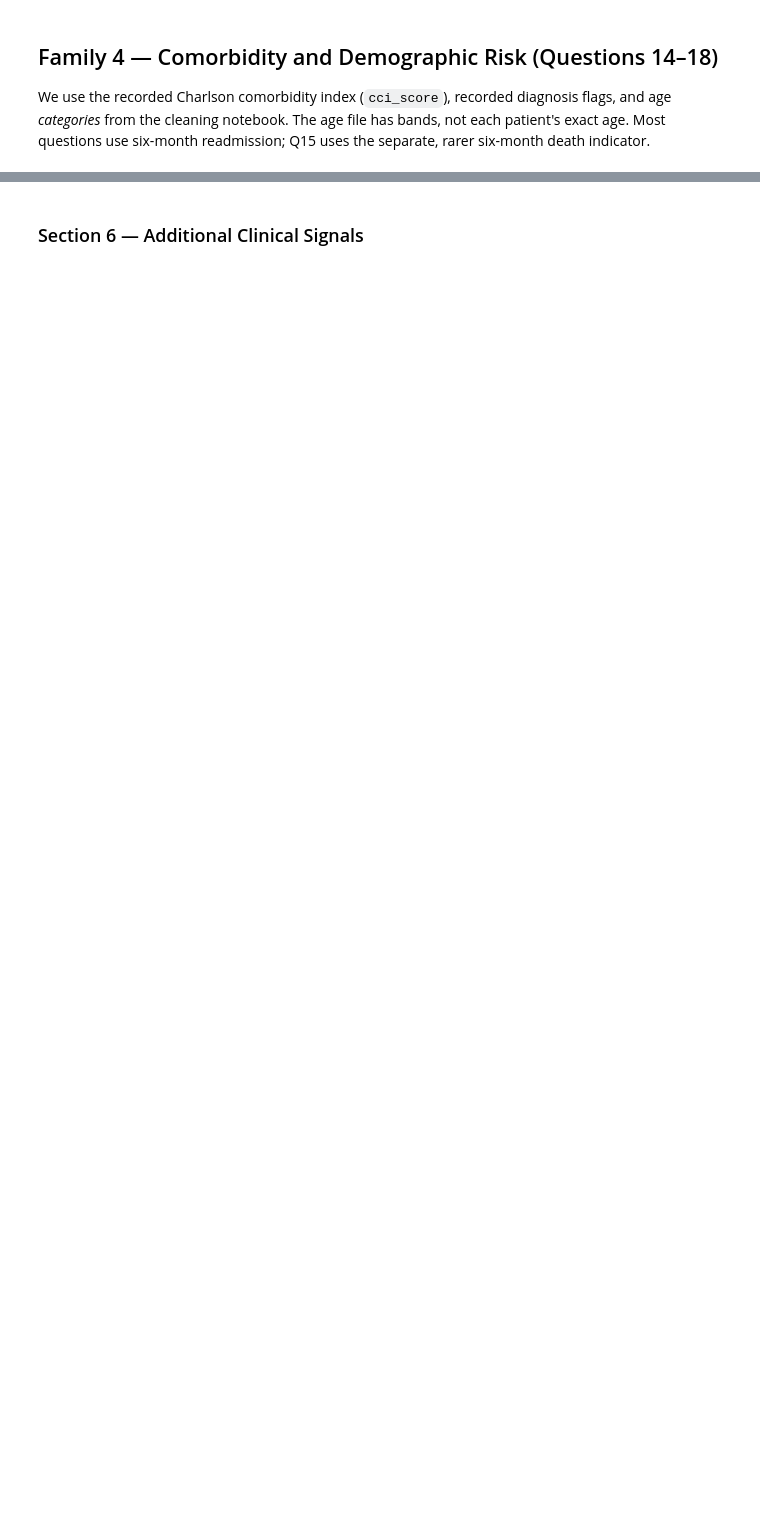
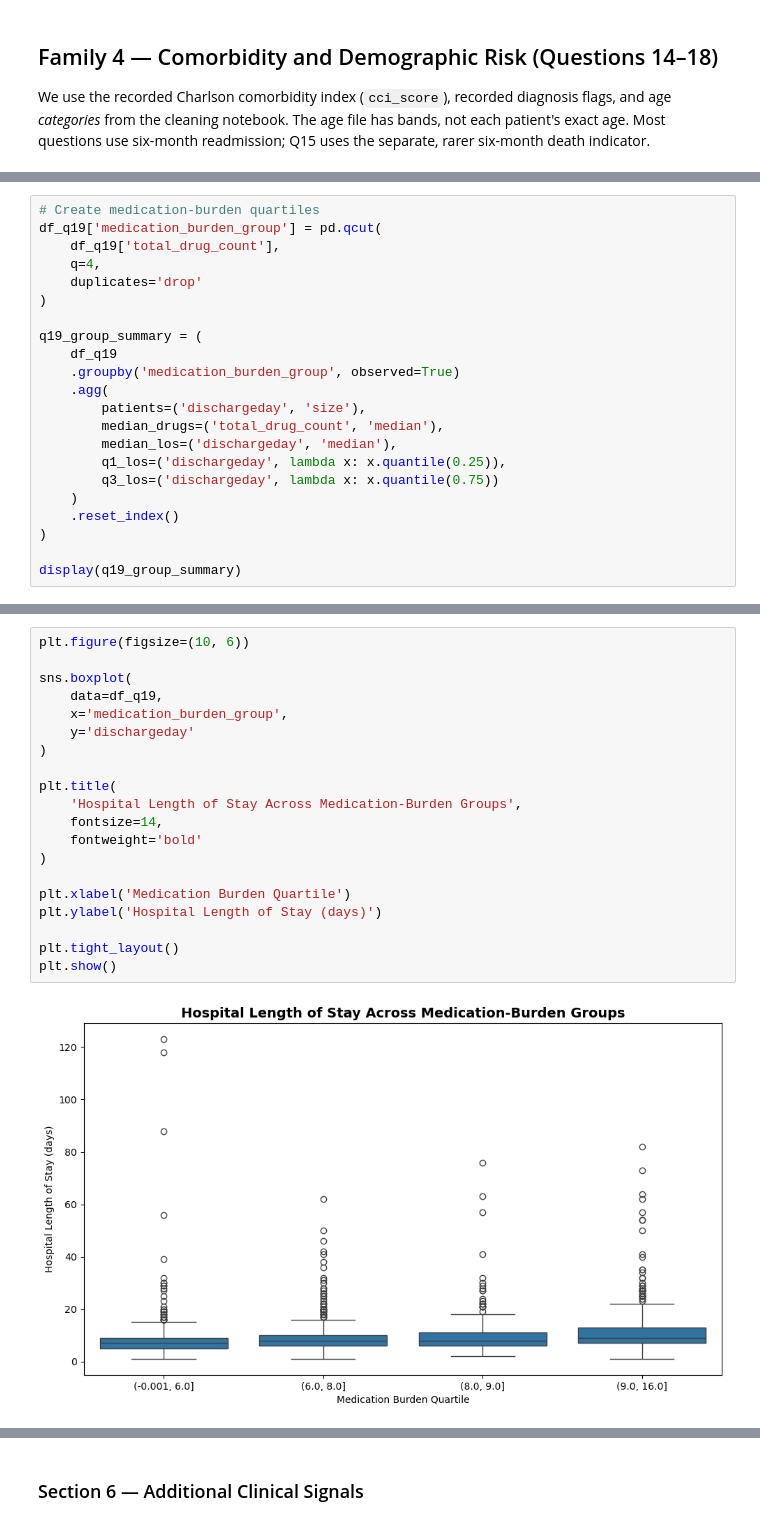
Before and after one commit to shraddhaparakh/Team11_PyInsights_Python-Hackathon-_SEP2026, a Jupyter notebook: Team11_PyInsights_03.Prescriptive Analysis.ipynb, the cells around one changed output, grey strips where cells are left out. Saved outputs shown, nothing was run; the diff lists cells and outputs as text; blank space fills up the shorter version.

```diff
--- a/Team11_PyInsights_03.Prescriptive Analysis.ipynb
+++ b/Team11_PyInsights_03.Prescriptive Analysis.ipynb
@@ -2024,0 +2110,22 @@ FileNotFoundError: [Errno 2] No such file or directory: './cleaned_data/patient_
+# %%
+# Create medication-burden quartiles
+df_q19['medication_burden_group'] = pd.qcut(
+    df_q19['total_drug_count'],
+    q=4,
+    duplicates='drop'
+)
+
+q19_group_summary = (
+    df_q19
+    .groupby('medication_burden_group', observed=True)
+    .agg(
+        patients=('dischargeday', 'size'),
+        median_drugs=('total_drug_count', 'median'),
+        median_los=('dischargeday', 'median'),
+        q1_los=('dischargeday', lambda x: x.quantile(0.25)),
+        q3_los=('dischargeday', lambda x: x.quantile(0.75))
+    )
+    .reset_index()
+)
+
+display(q19_group_summary)
@@ -2024,0 +2138,22 @@ FileNotFoundError: [Errno 2] No such file or directory: './cleaned_data/patient_
+# %%
+plt.figure(figsize=(10, 6))
+
+sns.boxplot(
+    data=df_q19,
+    x='medication_burden_group',
+    y='dischargeday'
+)
+
+plt.title(
+    'Hospital Length of Stay Across Medication-Burden Groups',
+    fontsize=14,
+    fontweight='bold'
+)
+
+plt.xlabel('Medication Burden Quartile')
+plt.ylabel('Hospital Length of Stay (days)')
+
+plt.tight_layout()
+plt.show()
+# %% [output]
+[figure, added]
```
Also changed, not shown: parts of 195 cells of this notebook.
